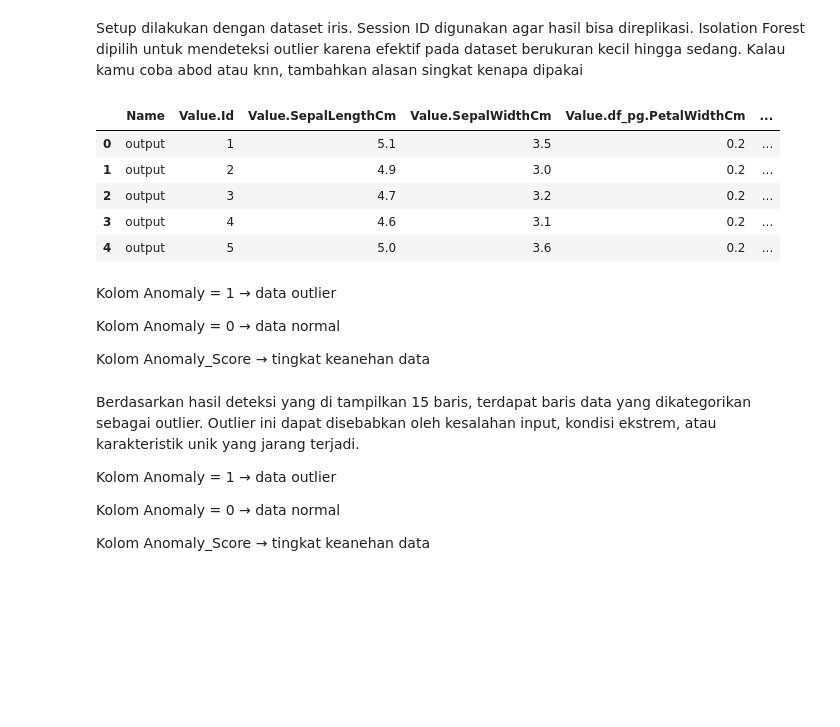
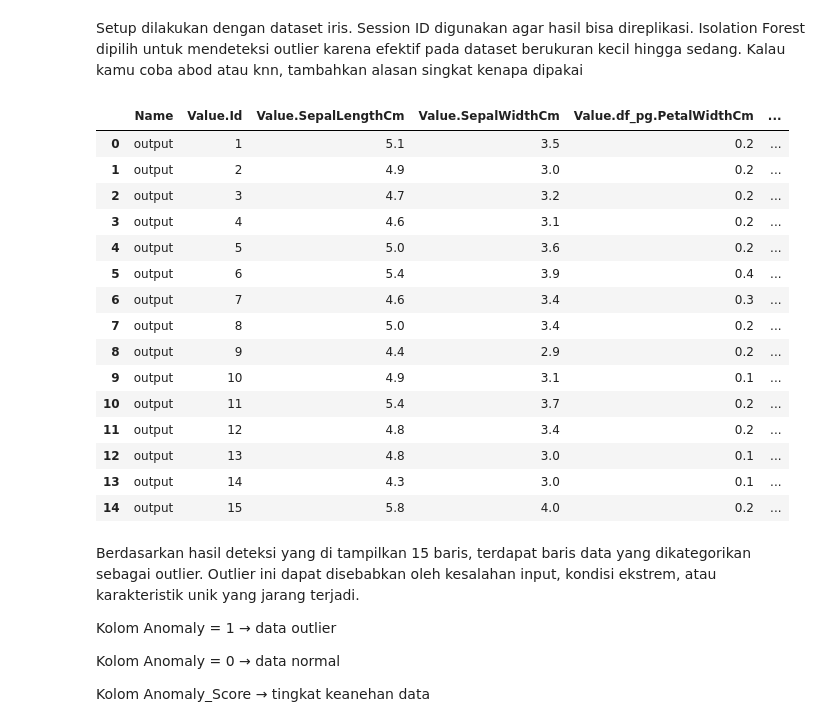
Before and after one commit to myyerr/PSD, a Jupyter notebook: _sources/tugas1.ipynb, the cells around one changed output. Saved outputs shown, nothing was run; the diff lists cells and outputs as text; code cells hidden in the pictures; blank space fills up the shorter version.

```diff
--- a/_sources/tugas1.ipynb
+++ b/_sources/tugas1.ipynb
@@ -95,20 +118,24 @@ Isolation Forest dipilih untuk mendeteksi outlier karena efektif pada dataset be
 Kalau kamu coba abod atau knn, tambahkan alasan singkat kenapa dipakai
 # %%
 outliers = assign_model(model)
-outliers.head()
+outliers.head(15)
 # %% [output]
 |  | Name | Value.Id | Value.SepalLengthCm | Value.SepalWidthCm | Value.df_pg.PetalWidthCm | ... |
 | 0 | output | 1 | 5.1 | 3.5 | 0.2 | ... |
 | 1 | output | 2 | 4.9 | 3.0 | 0.2 | ... |
 | 2 | output | 3 | 4.7 | 3.2 | 0.2 | ... |
 | 3 | output | 4 | 4.6 | 3.1 | 0.2 | ... |
 | 4 | output | 5 | 5.0 | 3.6 | 0.2 | ... |
+| 5 | output | 6 | 5.4 | 3.9 | 0.4 | ... |
+| 6 | output | 7 | 4.6 | 3.4 | 0.3 | ... |
+| 7 | output | 8 | 5.0 | 3.4 | 0.2 | ... |
+| 8 | output | 9 | 4.4 | 2.9 | 0.2 | ... |
+| 9 | output | 10 | 4.9 | 3.1 | 0.1 | ... |
+| 10 | output | 11 | 5.4 | 3.7 | 0.2 | ... |
+| 11 | output | 12 | 4.8 | 3.4 | 0.2 | ... |
+| 12 | output | 13 | 4.8 | 3.0 | 0.1 | ... |
+| 13 | output | 14 | 4.3 | 3.0 | 0.1 | ... |
+| 14 | output | 15 | 5.8 | 4.0 | 0.2 | ... |
-# %% [markdown]
-Kolom Anomaly = 1 → data outlier
-
-Kolom Anomaly = 0 → data normal
-
-Kolom Anomaly_Score → tingkat keanehan data
 # %% [markdown]
 Berdasarkan hasil deteksi yang di tampilkan 15 baris, terdapat baris data yang dikategorikan sebagai outlier. Outlier ini dapat disebabkan oleh kesalahan input, kondisi ekstrem, atau karakteristik unik yang jarang terjadi.
 
```
Also changed, not shown: parts of 2 cells of this notebook, 7 other files.
